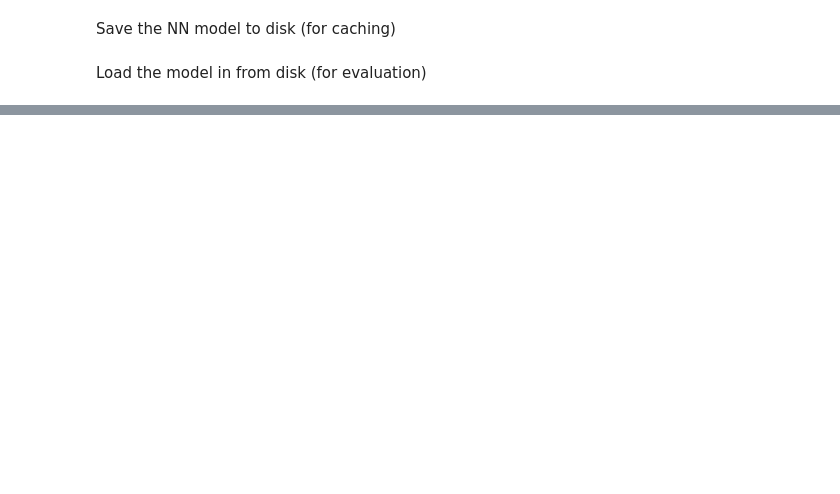
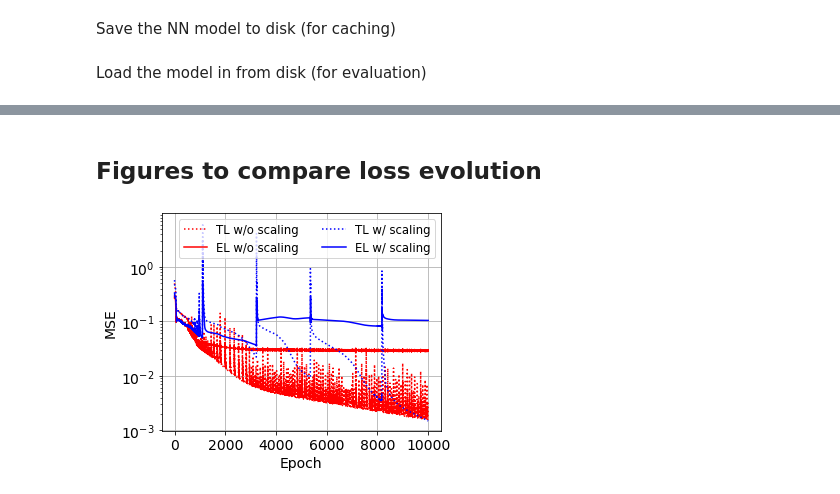
Before and after one commit to runehoejlund/deep-learning-pinn, a Jupyter notebook: PINN-Burgers-MO.ipynb, the cells around one changed output, grey strips where cells are left out. Drawn from its saved outputs; the diff is of its cells as text; code cells hidden in the pictures; blank space fills up the shorter version.

```diff
--- a/PINN-Burgers-MO.ipynb
+++ b/PINN-Burgers-MO.ipynb
@@ -298,0 +316,18 @@ fig.savefig('./figs/burger_eval_1D_scaling.png', bbox_inches='tight')
+# %% [markdown]
+## Figures to compare loss evolution
+# %%
+fig, ax = plt.subplots(figsize=(5,4))
+for use_weighted_loss, color in zip([False, True], ['red', 'blue']):
+    loss_bc = torch.load('./loss-scaling/loss_bc' + use_weighted_loss*'_scaling')
+    loss_ic = torch.load('./loss-scaling/loss_ic' + use_weighted_loss*'_scaling')
+    loss_pde = torch.load('./loss-scaling/loss_pde' + use_weighted_loss*'_scaling')
+    loss_data = torch.load('./loss-scaling/loss_data' + use_weighted_loss*'_scaling')
+    ax.semilogy(loss_bc + loss_ic + loss_pde, color=color, ls='dotted', label='TL w/' + (not use_weighted_loss)*'o' +' scaling')
+    ax.semilogy(loss_data, color=color, ls='solid', label = 'EL w/' + (not use_weighted_loss)*'o' +' scaling')
+ax.legend(ncol=2, fontsize='small')
+ax.set_ylabel('MSE')
+ax.grid()
+ax.set_xlabel('Epoch')
+fig.savefig('./figs/burger_scaling_vs_no_scaling.png', dpi=600)
+# %% [output]
+[figure, added]
```
Also changed, not shown: parts of 11 cells of this notebook, 12 other files.
